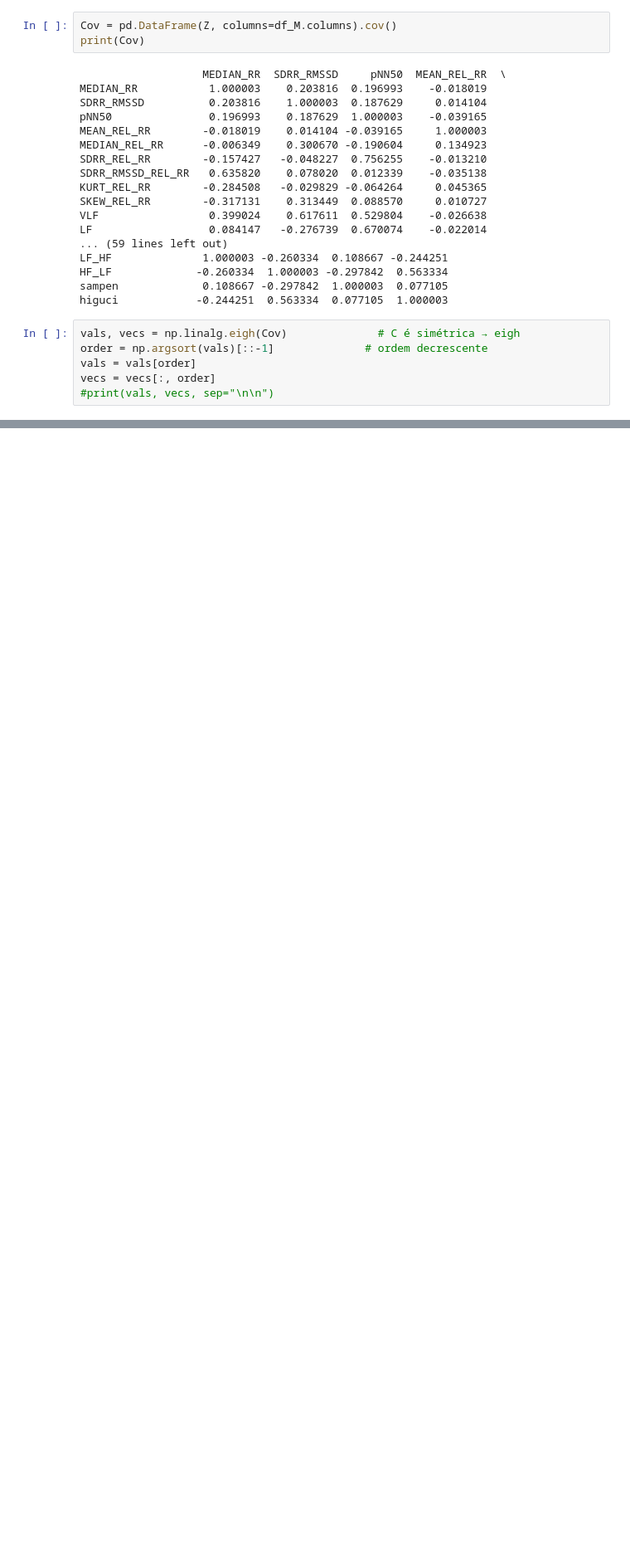
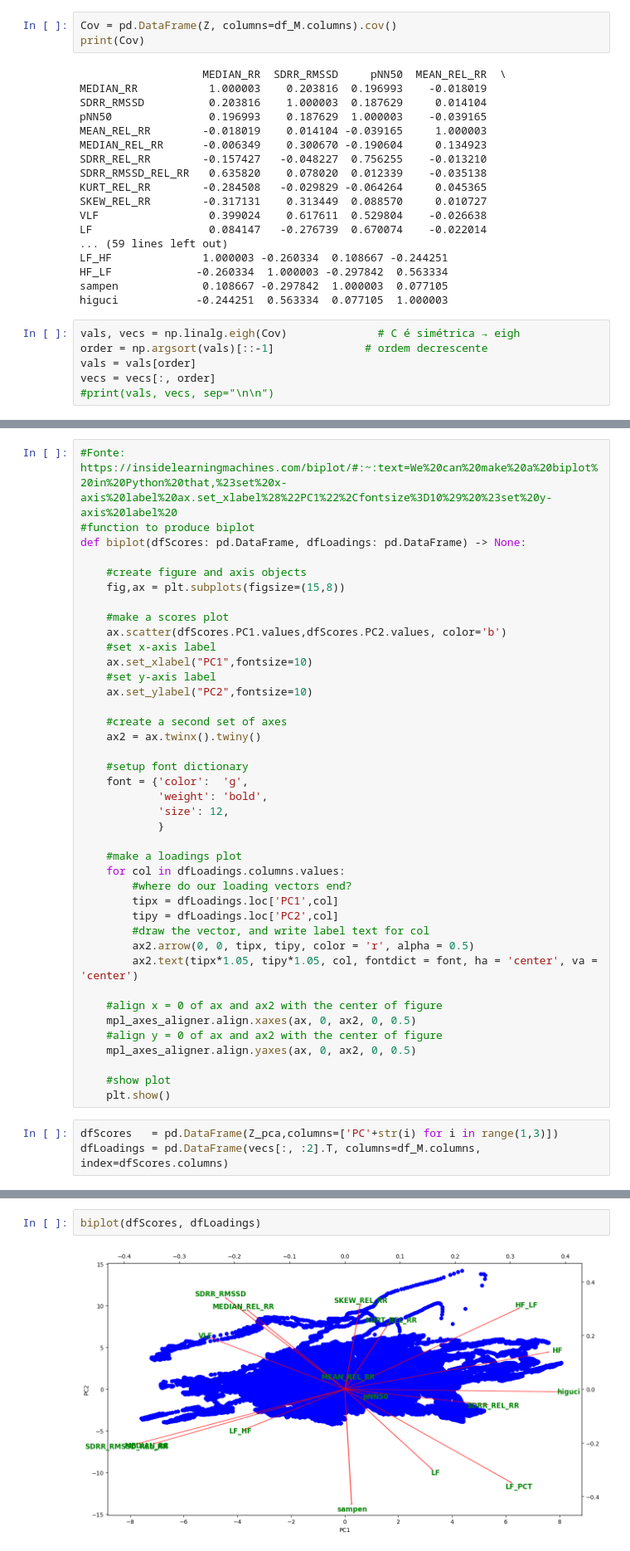
Before and after one commit to andersonmoura-cn/Disciplina-ICA, a Jupyter notebook: src/pca.ipynb, the cells around one changed output, grey strips where cells are left out. Shown: that part at 83% size. Cells and saved outputs as stored; diff of their text form; blank space fills up the shorter version.

```diff
--- a/src/pca.ipynb
+++ b/src/pca.ipynb
@@ -202,0 +279,43 @@ np.float64(46.20636773715332)
+# %%
+#Fonte: https://insidelearningmachines.com/biplot/#:~:text=We%20can%20make%20a%20biplot%20in%20Python%20that,%23set%20x-axis%20label%20ax.set_xlabel%28%22PC1%22%2Cfontsize%3D10%29%20%23set%20y-axis%20label%20
+#function to produce biplot
+def biplot(dfScores: pd.DataFrame, dfLoadings: pd.DataFrame) -> None:
+
+    #create figure and axis objects
+    fig,ax = plt.subplots(figsize=(15,8))
+
+    #make a scores plot
+    ax.scatter(dfScores.PC1.values,dfScores.PC2.values, color='b')
+    #set x-axis label
+    ax.set_xlabel("PC1",fontsize=10)
+    #set y-axis label
+    ax.set_ylabel("PC2",fontsize=10)
+
+    #create a second set of axes
+    ax2 = ax.twinx().twiny()
+
+    #setup font dictionary
+    font = {'color':  'g',
+            'weight': 'bold',
+            'size': 12,
+            }
+
+    #make a loadings plot
+    for col in dfLoadings.columns.values:
+        #where do our loading vectors end?
+        tipx = dfLoadings.loc['PC1',col]
+        tipy = dfLoadings.loc['PC2',col]
+        #draw the vector, and write label text for col
+        ax2.arrow(0, 0, tipx, tipy, color = 'r', alpha = 0.5)
+        ax2.text(tipx*1.05, tipy*1.05, col, fontdict = font, ha = 'center', va = 'center')
+
+    #align x = 0 of ax and ax2 with the center of figure
+    mpl_axes_aligner.align.xaxes(ax, 0, ax2, 0, 0.5)
+    #align y = 0 of ax and ax2 with the center of figure
+    mpl_axes_aligner.align.yaxes(ax, 0, ax2, 0, 0.5)
+
+    #show plot
+    plt.show()
+# %%
+dfScores   = pd.DataFrame(Z_pca,columns=['PC'+str(i) for i in range(1,3)])
+dfLoadings = pd.DataFrame(vecs[:, :2].T, columns=df_M.columns, index=dfScores.columns)
@@ -202,0 +328,4 @@ np.float64(46.20636773715332)
+# %%
+biplot(dfScores, dfLoadings)
+# %% [output]
+[figure, added]
```
Also changed, not shown: parts of 12 cells of this notebook.
